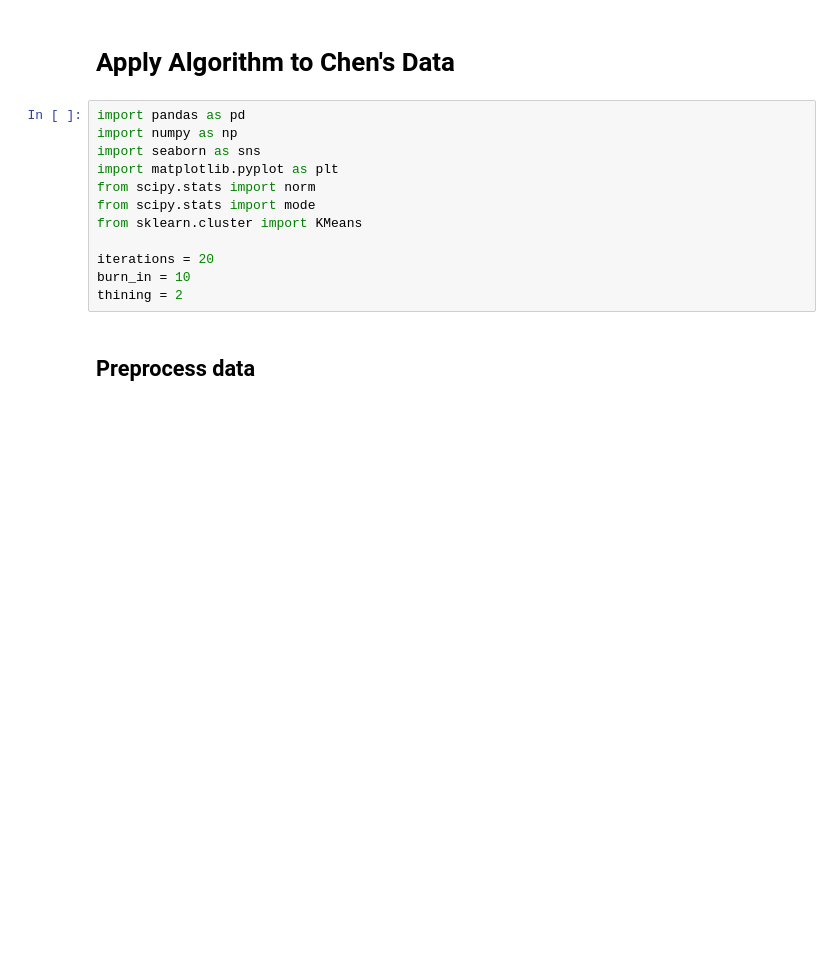
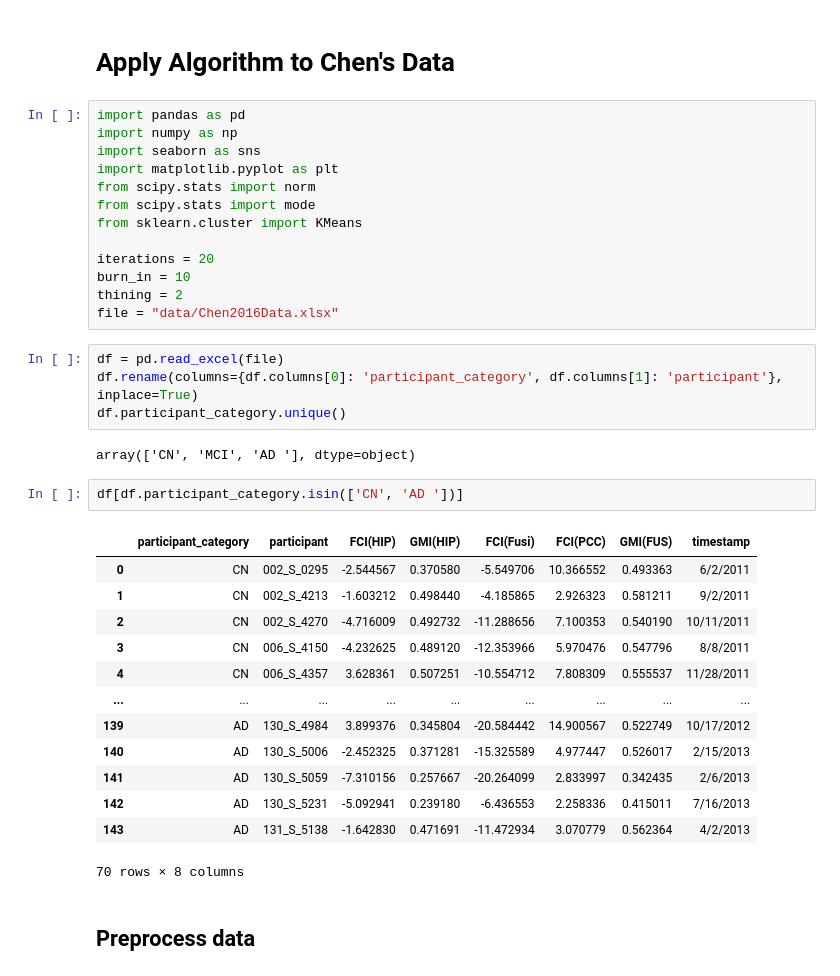
Before and after one commit to hongtaoh/ebm-book, a Jupyter notebook: use_chen_data.ipynb, the cells around one changed output. Saved outputs shown, nothing was run; the diff lists cells and outputs as text; blank space fills up the shorter version.

```diff
--- a/use_chen_data.ipynb
+++ b/use_chen_data.ipynb
@@ -12,6 +12,29 @@ from sklearn.cluster import KMeans
 iterations = 20
 burn_in = 10
 thining = 2
+file = "data/Chen2016Data.xlsx"
+# %%
+df = pd.read_excel(file)
+df.rename(columns={df.columns[0]: 'participant_category', df.columns[1]: 'participant'}, inplace=True)
+df.participant_category.unique()
+# %% [output]
+array(['CN', 'MCI', 'AD '], dtype=object)
+# %%
+df[df.participant_category.isin(['CN', 'AD '])]
+# %% [output]
+|  | participant_category | participant | FCI(HIP) | GMI(HIP) | FCI(Fusi) | FCI(PCC) | GMI(FUS) | timestamp |
+| 0 | CN | 002_S_0295 | -2.544567 | 0.370580 | -5.549706 | 10.366552 | 0.493363 | 6/2/2011 |
+| 1 | CN | 002_S_4213 | -1.603212 | 0.498440 | -4.185865 | 2.926323 | 0.581211 | 9/2/2011 |
+| 2 | CN | 002_S_4270 | -4.716009 | 0.492732 | -11.288656 | 7.100353 | 0.540190 | 10/11/2011 |
+| 3 | CN | 006_S_4150 | -4.232625 | 0.489120 | -12.353966 | 5.970476 | 0.547796 | 8/8/2011 |
+| 4 | CN | 006_S_4357 | 3.628361 | 0.507251 | -10.554712 | 7.808309 | 0.555537 | 11/28/2011 |
+| ... | ... | ... | ... | ... | ... | ... | ... | ... |
+| 139 | AD | 130_S_4984 | 3.899376 | 0.345804 | -20.584442 | 14.900567 | 0.522749 | 10/17/2012 |
+| 140 | AD | 130_S_5006 | -2.452325 | 0.371281 | -15.325589 | 4.977447 | 0.526017 | 2/15/2013 |
+| 141 | AD | 130_S_5059 | -7.310156 | 0.257667 | -20.264099 | 2.833997 | 0.342435 | 2/6/2013 |
+| 142 | AD | 130_S_5231 | -5.092941 | 0.239180 | -6.436553 | 2.258336 | 0.415011 | 7/16/2013 |
+| 143 | AD | 131_S_5138 | -1.642830 | 0.471691 | -11.472934 | 3.070779 | 0.562364 | 4/2/2013 |
+70 rows × 8 columns
 # %% [markdown]
 ## Preprocess data
 # %%
```
Also changed, not shown: parts of 2 cells of this notebook, 36 other files.
